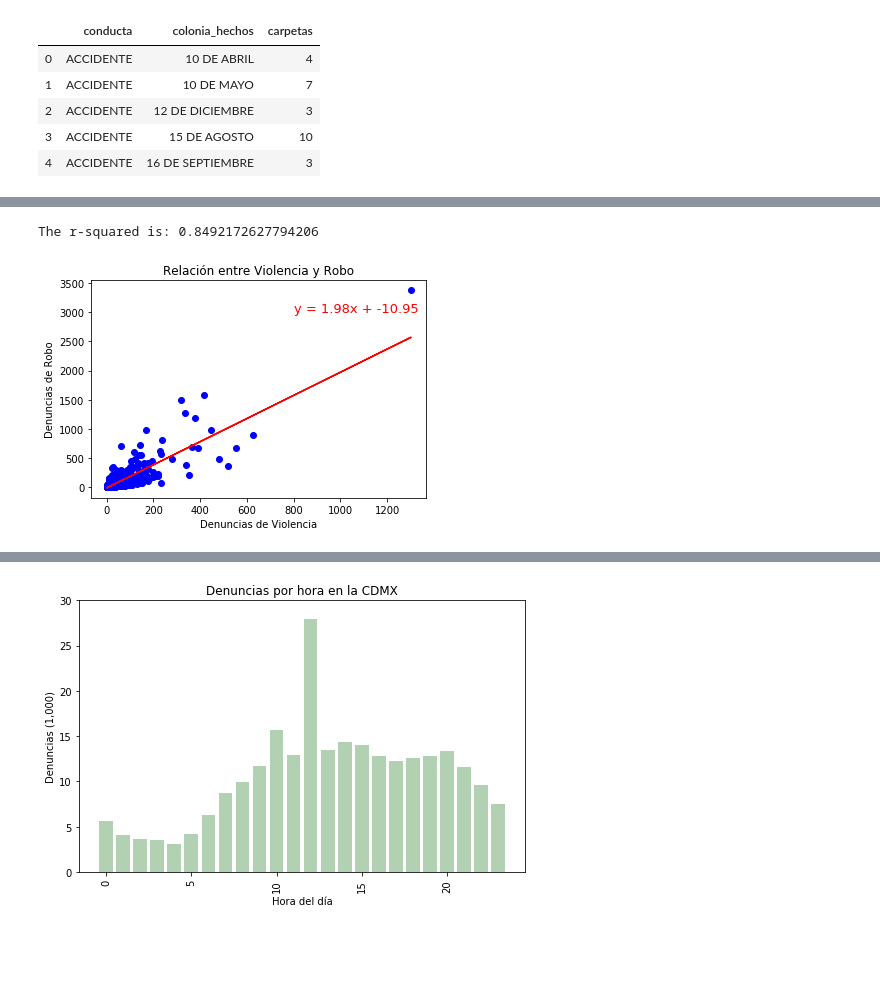
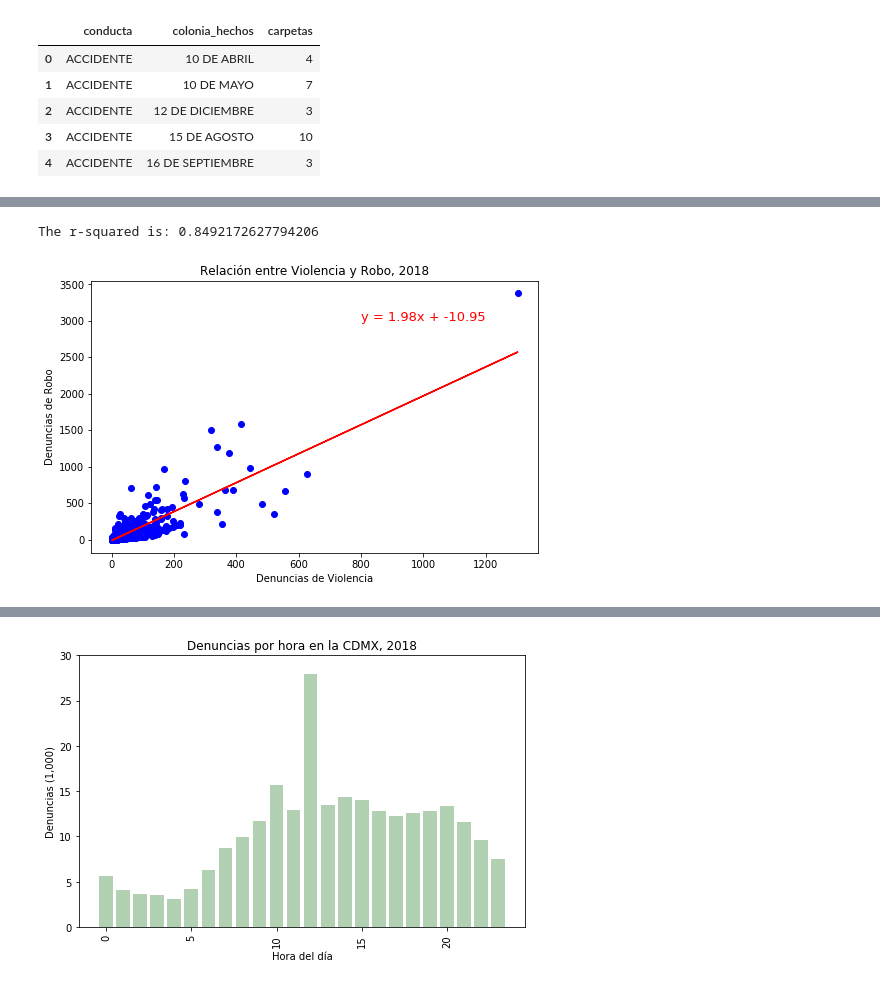
Before and after one commit to Vicente2607/Proyecto-1-ejemplo, a Jupyter notebook: Carpetas2018COMPLETOv1.0.ipynb, the cells around one changed output, grey strips where cells are left out. Cells and saved outputs as stored; diff of their text form; code cells hidden in the pictures; blank space fills up the shorter version.

```diff
--- a/Carpetas2018COMPLETOv1.0.ipynb
+++ b/Carpetas2018COMPLETOv1.0.ipynb
@@ -1121,36 +1162,39 @@ NameError: name 'Por_Colonia' is not defined
 # %%
 # Scatter Plot
 # Getting x and y values
 x_values = Por_Colonia['VIOLENCIA']
 y_values = Por_Colonia['ROBO']
 
+#
+plt.figure(figsize = (8, 5))
+
 # Plot scatter plot
 plt.scatter(x_values, y_values, color = 'blue', marker = 'o')
 #plt.grid()
 
 # Label plot
-plt.title('Relación entre Violencia y Robo')
+plt.title('Relación entre Violencia y Robo, 2018')
 plt.xlabel('Denuncias de Violencia')
 plt.ylabel('Denuncias de Robo')
 
 # Run linear regression
 (slope, intercept, rvalue, pvalue, stderr) = linregress(x_values, y_values)
 regress_values = x_values * slope + intercept
 line_eq = "y = " + str(round(slope, 2)) + "x + " + str(round(intercept, 2))
 
 # Plot regression line an details
 plt.plot(x_values, regress_values, 'r-')
 plt.annotate(line_eq, (800, 3000), fontsize = 13, color="red")
 print(f'The r-squared is: {rvalue}')
 
-# Save the Figure
-#plt.savefig("Fig1.png")
+## Save the Figure
+plt.savefig("output_data/ViolenciaVsRobo.png", bbox_inches = 'tight')
 
-# Show plot
+# Show the Figure
 plt.show()
 # %% [output]
 The r-squared is: 0.8492172627794206
-[figure, old version]
+[figure, new version]
 # %%
 # Create Hour:
 serie1 = carpetas2018['fecha_hechos']
@@ -1181,19 +1225,19 @@ plt.figure(figsize = (8, 5))
 plt.bar(Hora, horas1['hora']/1000 , color = 'darkgreen', alpha = .3, align = 'center')
 #plt.plot(Time, mes1['Denuncias']/1000, marker = 'o', color = 'darkblue', linestyle = '-')
 #plt.grid()
-plt.title('Denuncias por hora en la CDMX')
+plt.title('Denuncias por hora en la CDMX, 2018')
 plt.xlabel('Hora del día')
 plt.ylabel('Denuncias (1,000)')
 plt.xticks(rotation = 90)
 plt.ylim(0, 30)
 
 # Save the Figure
-#plt.savefig("suvival.png")
+plt.savefig("output_data/Denuncias_X_Hora.png", bbox_inches = 'tight')
 
 # Show the Figure
 plt.show()
 # %% [output]
-[figure, old version]
+[figure, new version]
 # %%
 # Saving to CSV:
 carpetas2018.to_csv("Carpetas2018.csv")
```
Also changed, not shown: parts of 26 cells of this notebook, 24 other files.
